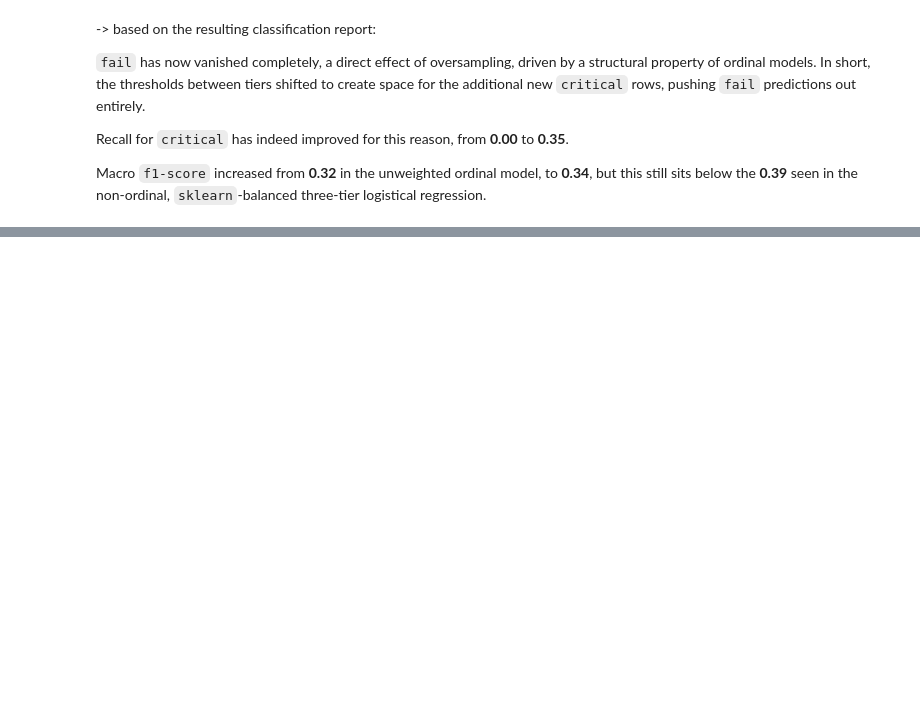
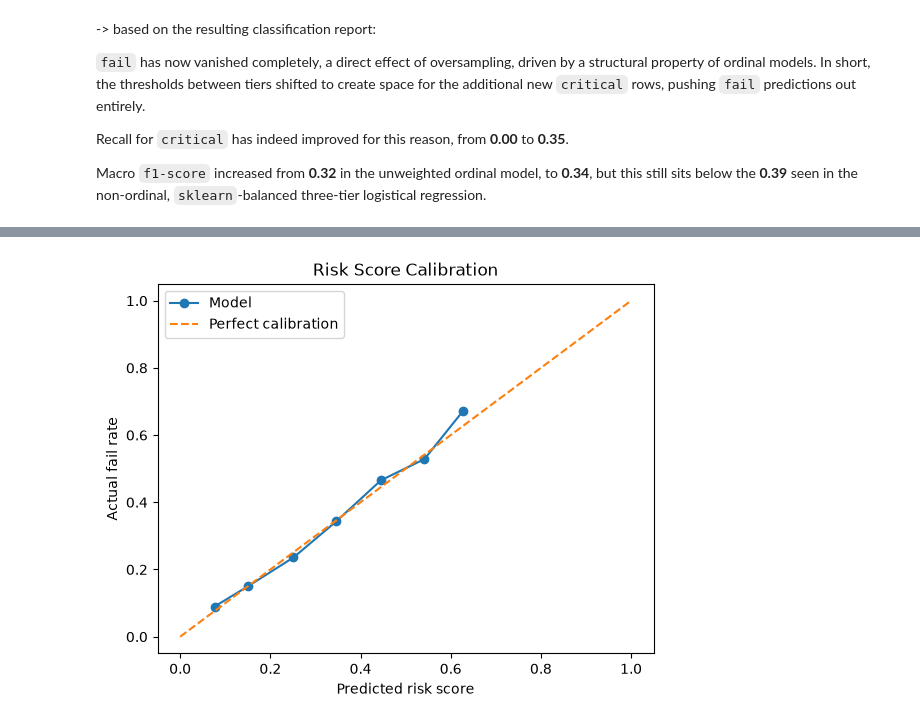
Before and after one commit to hphilpotts/fhrs-london-insights, a Jupyter notebook: notebooks/05_modelling.ipynb, the cells around one changed output, grey strips where cells are left out. Cells and saved outputs as stored; diff of their text form; code cells hidden in the pictures; blank space fills up the shorter version.

Commit message:
Concluded model selection, pivoted <5* model to alternative risk score prediction, retrained selected models on full dataset.

```diff
--- a/notebooks/05_modelling.ipynb
+++ b/notebooks/05_modelling.ipynb
@@ -804,0 +860,19 @@ Macro `f1-score` increased from **0.32** in the unweighted ordinal model, to **0
+# %%
+# risk model - re-fit final model w/o balancing & sense check
+
+risk_model = LogisticRegression(max_iter=1000, random_state=42) # no balancing
+risk_model.fit(X_train_lean, y_train_lt5)
+
+risk_probs = risk_model.predict_proba(X_test_lean)
+print(risk_model.classes_) # check class ordering
+    # should be ['fail' 'pass']
+
+# select fail probability column
+fail_col = list(risk_model.classes_).index("fail")
+
+# pull out fail probability scores only
+risk_scores = risk_probs[:, fail_col]
+    # pass column is redundant and discarded
+
+# first 10 entries, fail probability
+print(risk_scores[:10])
@@ -804,0 +891,19 @@ Macro `f1-score` increased from **0.32** in the unweighted ordinal model, to **0
+# %%
+# risk score calibration plot
+
+from sklearn.calibration import calibration_curve
+import matplotlib.pyplot as plt
+
+y_test_binary = (y_test_lt5 == "fail").astype(int) # get actual fail rate
+prob_true, prob_pred = calibration_curve(y_test_binary, risk_scores, n_bins=10)
+    # plot predicted rates vs. actual rates, grouped by bins
+
+plt.plot(prob_pred, prob_true, marker="o", label="Model")
+plt.plot([0, 1], [0, 1], linestyle="--", label="Perfect calibration")
+plt.xlabel("Predicted risk score")
+plt.ylabel("Actual fail rate")
+plt.legend()
+plt.title("Risk Score Calibration")
+plt.show()
+# %% [output]
+[figure, added]
```
Also changed, not shown: parts of 9 cells of this notebook.
